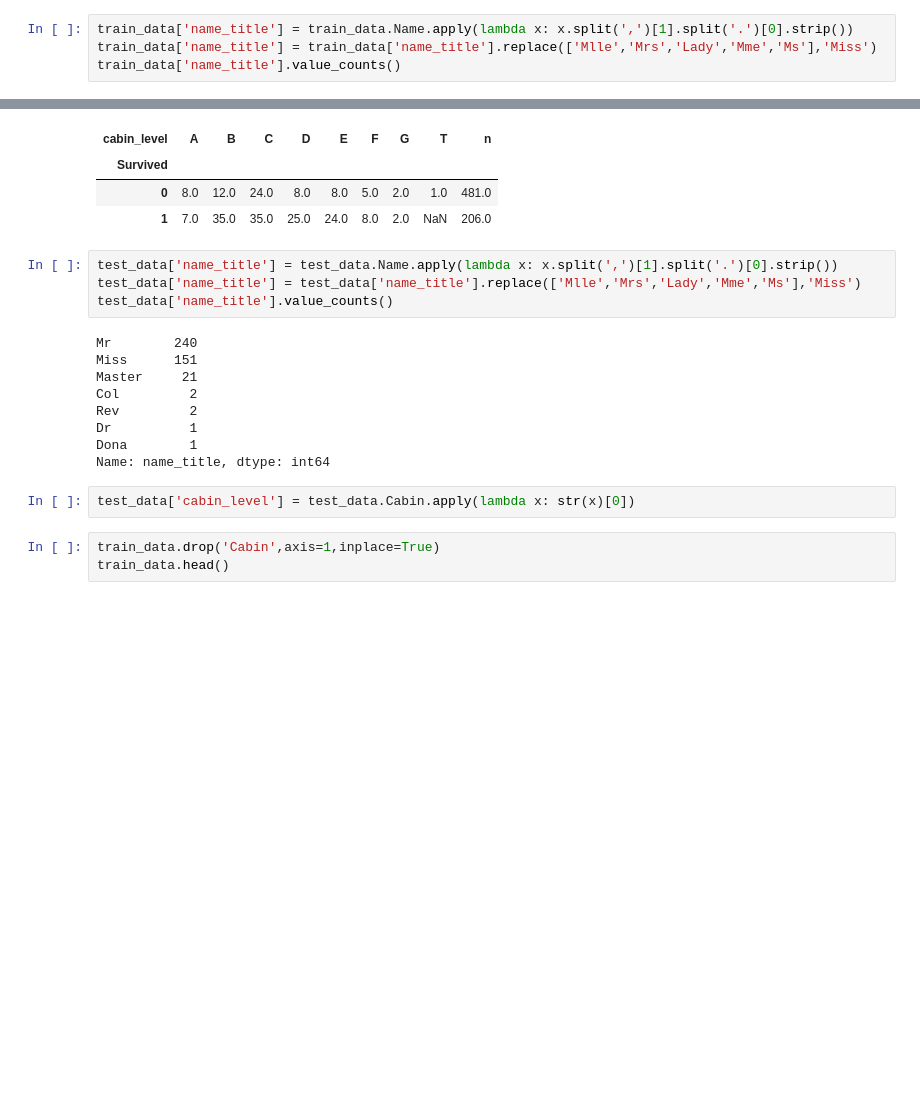
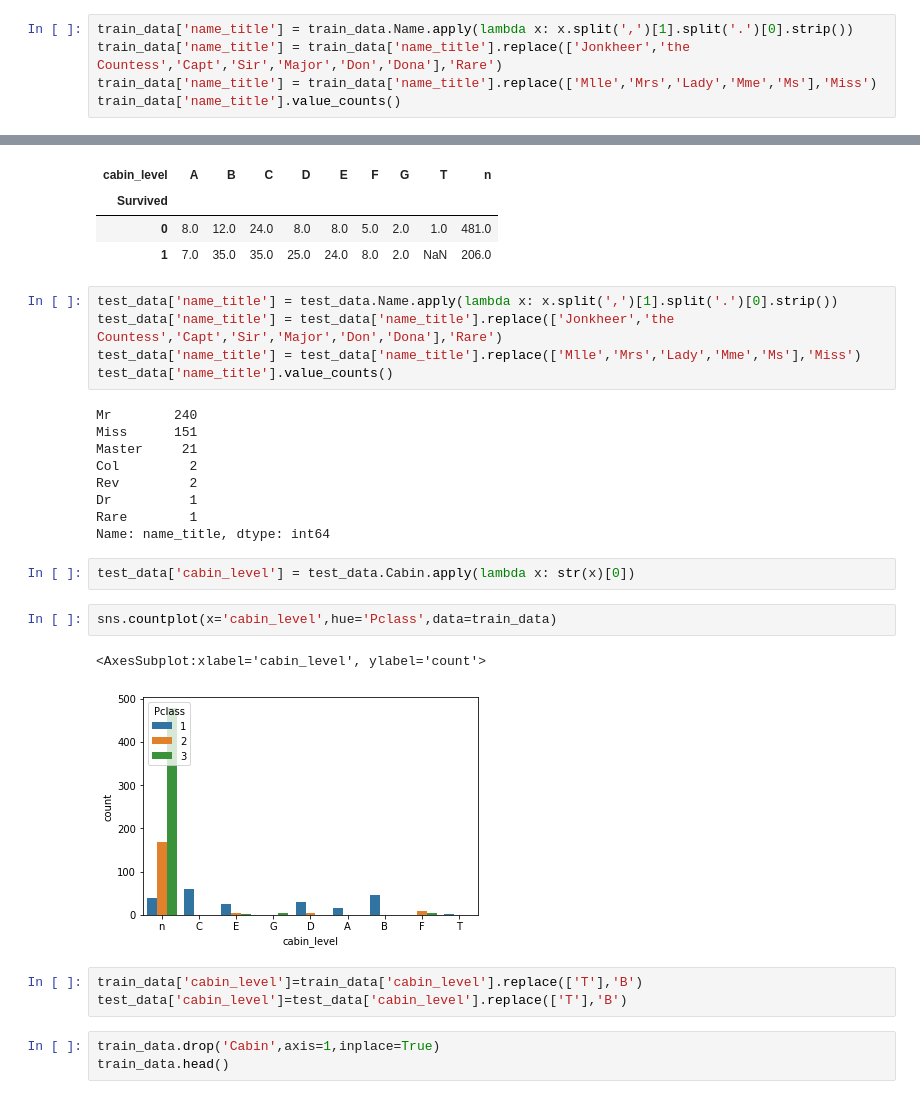
Before and after one commit to FardilIqbal/Kaggle_Titanic, a Jupyter notebook: titanic-d.ipynb, the cells around one changed output, grey strips where cells are left out. Saved outputs shown, nothing was run; the diff lists cells and outputs as text; blank space fills up the shorter version.

```diff
--- a/titanic-d.ipynb
+++ b/titanic-d.ipynb
@@ -249,5 +255,6 @@ memory usage: 39.3+ KB
 # %%
 train_data['name_title'] = train_data.Name.apply(lambda x: x.split(',')[1].split('.')[0].strip())
+train_data['name_title'] = train_data['name_title'].replace(['Jonkheer','the Countess','Capt','Sir','Major','Don','Dona'],'Rare')
 train_data['name_title'] = train_data['name_title'].replace(['Mlle','Mrs','Lady','Mme','Ms'],'Miss')
 train_data['name_title'].value_counts()
 # %% [output]
@@ -274,6 +276,7 @@ pd.pivot_table(train_data, index='Survived', columns='cabin_level', values='Name
 | 1 | 7.0 | 35.0 | 35.0 | 25.0 | 24.0 | 8.0 | 2.0 | NaN | 206.0 |
 # %%
 test_data['name_title'] = test_data.Name.apply(lambda x: x.split(',')[1].split('.')[0].strip())
+test_data['name_title'] = test_data['name_title'].replace(['Jonkheer','the Countess','Capt','Sir','Major','Don','Dona'],'Rare')
 test_data['name_title'] = test_data['name_title'].replace(['Mlle','Mrs','Lady','Mme','Ms'],'Miss')
 test_data['name_title'].value_counts()
 # %% [output]
@@ -283,10 +286,18 @@ Master     21
 Col         2
 Rev         2
 Dr          1
-Dona        1
+Rare        1
 Name: name_title, dtype: int64
 # %%
 test_data['cabin_level'] = test_data.Cabin.apply(lambda x: str(x)[0])
+# %%
+sns.countplot(x='cabin_level',hue='Pclass',data=train_data)
+# %% [output]
+<AxesSubplot:xlabel='cabin_level', ylabel='count'>
+[figure, added]
+# %%
+train_data['cabin_level']=train_data['cabin_level'].replace(['T'],'B')
+test_data['cabin_level']=test_data['cabin_level'].replace(['T'],'B')
 # %%
 train_data.drop('Cabin',axis=1,inplace=True)
 train_data.head()
```
Also changed, not shown: parts of 17 cells of this notebook.
